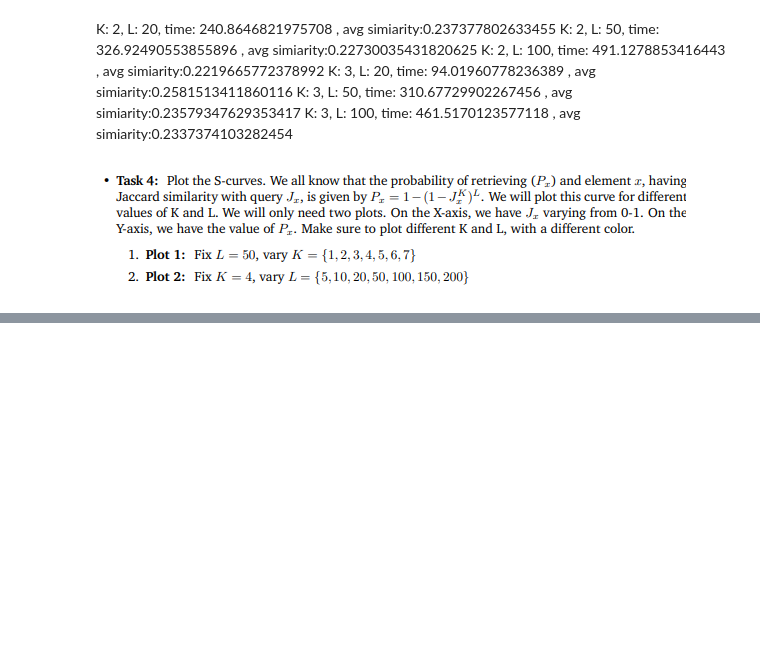
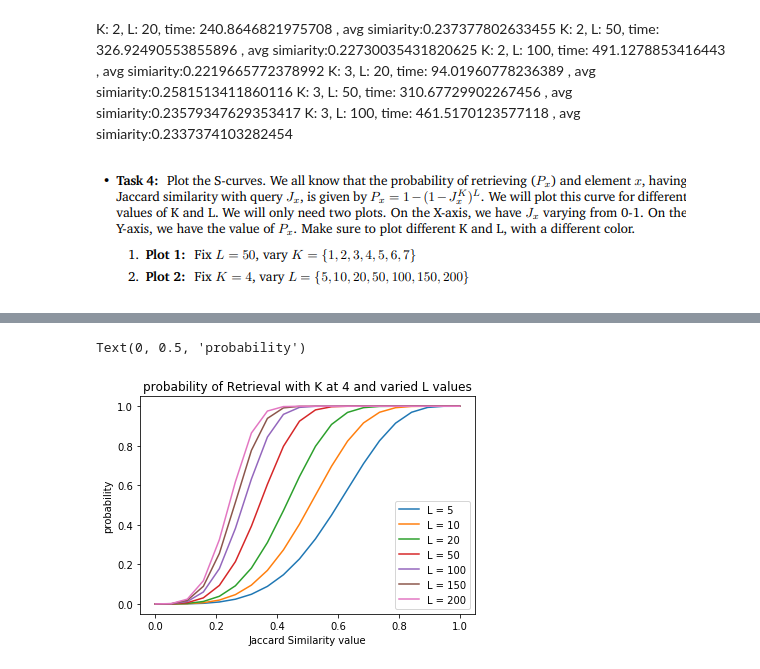
Before and after one commit to olupelumi/ApproximateSearchEngine, a Jupyter notebook: MainComponent2.ipynb, the cells around one changed output, grey strips where cells are left out. Drawn from its saved outputs; the diff is of its cells as text; code cells hidden in the pictures; blank space fills up the shorter version.

```diff
--- a/MainComponent2.ipynb
+++ b/MainComponent2.ipynb
@@ -168,0 +197,14 @@ K: 3, L: 100, time: 461.5170123577118 , avg simiarity:0.2337374103282454
+# %%
+# info for plot 2
+L_list = [5, 10, 20, 50, 100, 150, 200]
+kay = 4
+for el in L_list:
+    prob_list = [computeProbRetrieval(xval, kay, el) for xval in j_x_lst]
+    plt.plot(j_x_lst, prob_list, label= "L = " + str(el))
+plt.title("probability of Retrieval with K at 4 and varied L values")
+plt.legend(loc='lower right')
+plt.xlabel('Jaccard Similarity value')
+plt.ylabel('probability')
+# %% [output]
+Text(0, 0.5, 'probability')
+[figure, added]
```
Also changed, not shown: parts of 5 cells of this notebook.
